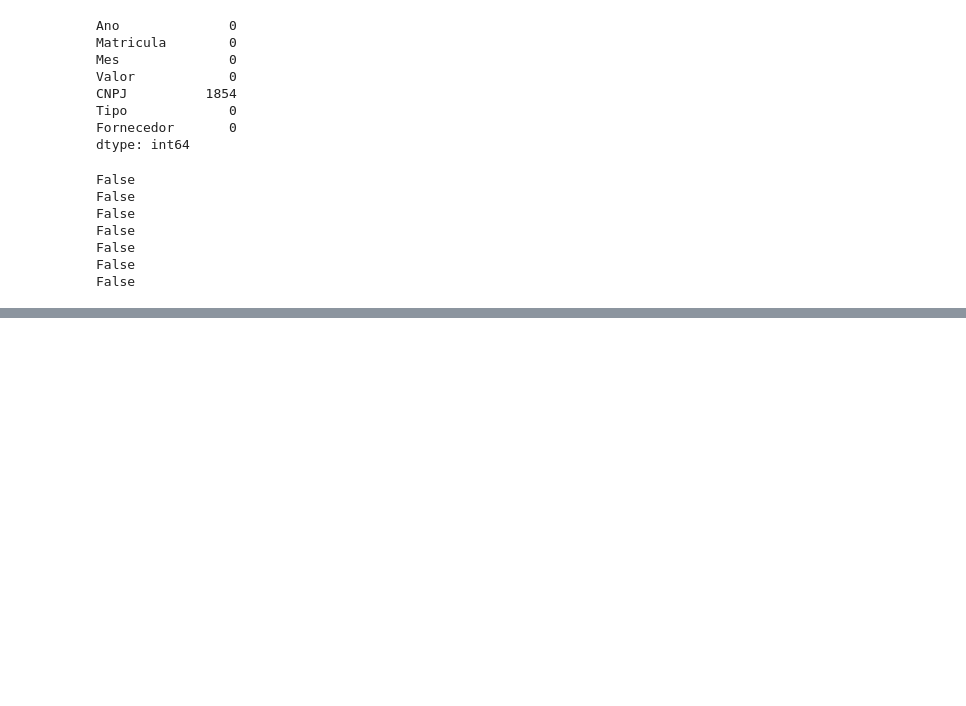
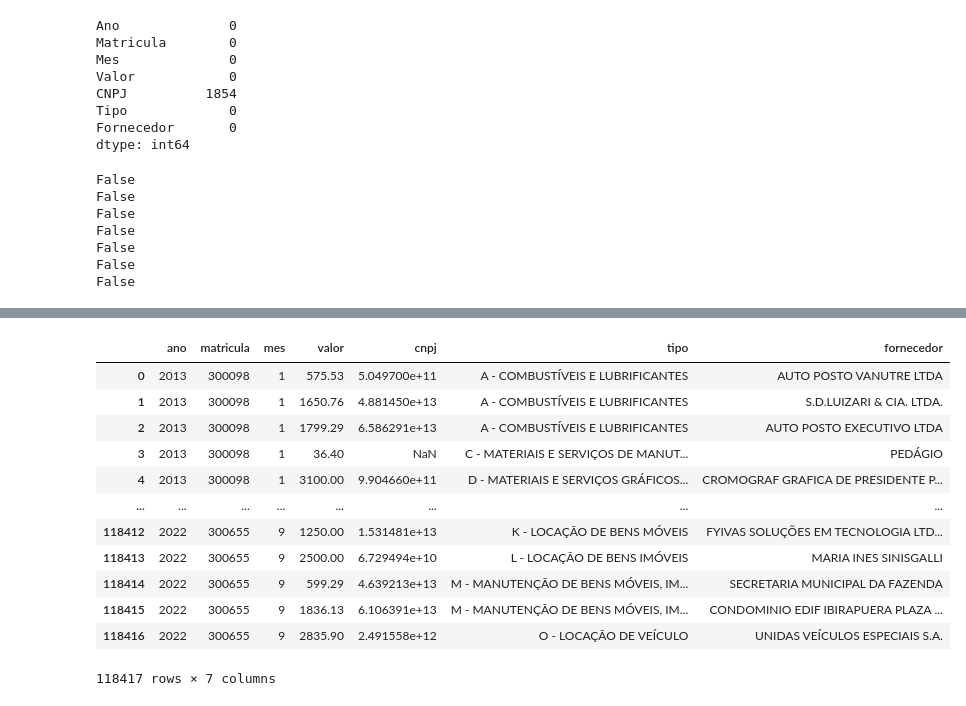
Before and after one commit to giobritos/soul_code_python, a Jupyter notebook: ED7-Exercícios-PT10.ipynb, the cells around one changed output, grey strips where cells are left out. Drawn from its saved outputs; the diff is of its cells as text; code cells hidden in the pictures; blank space fills up the shorter version.

```diff
--- a/ED7-Exercícios-PT10.ipynb
+++ b/ED7-Exercícios-PT10.ipynb
@@ -1778,0 +158,31 @@ sorted(pd.unique(df['Fornecedor']))
+# %%
+# criação do schema de validação dos dados
+
+schema = pa.DataFrameSchema(
+    columns = {
+      'ano':pa.Column(pa.Int),
+      'matricula':pa.Column(pa.Int),
+      'mes':pa.Column(pa.Int),
+      'valor':pa.Column(pa.Float),
+      'cnpj':pa.Column(pa.Float,nullable=True),
+      'tipo':pa.Column(pa.String),
+      'fornecedor':pa.Column(pa.String)
+    }
+)
+# %%
+# validador do DF
+schema.validate(df)
+# %% [output]
+|  | ano | matricula | mes | valor | cnpj | tipo | fornecedor |
+| 0 | 2013 | 300098 | 1 | 575.53 | 5.049700e+11 | A - COMBUSTÍVEIS E LUBRIFICANTES | AUTO POSTO VANUTRE LTDA |
+| 1 | 2013 | 300098 | 1 | 1650.76 | 4.881450e+13 | A - COMBUSTÍVEIS E LUBRIFICANTES | S.D.LUIZARI & CIA. LTDA. |
+| 2 | 2013 | 300098 | 1 | 1799.29 | 6.586291e+13 | A - COMBUSTÍVEIS E LUBRIFICANTES | AUTO POSTO EXECUTIVO LTDA |
+| 3 | 2013 | 300098 | 1 | 36.40 | NaN | C - MATERIAIS E SERVIÇOS DE MANUT... | PEDÁGIO |
+| 4 | 2013 | 300098 | 1 | 3100.00 | 9.904660e+11 | D - MATERIAIS E SERVIÇOS GRÁFICOS... | CROMOGRAF GRAFICA DE PRESIDENTE P... |
+| ... | ... | ... | ... | ... | ... | ... | ... |
+| 118412 | 2022 | 300655 | 9 | 1250.00 | 1.531481e+13 | K - LOCAÇÃO DE BENS MÓVEIS | FYIVAS SOLUÇÕES EM TECNOLOGIA LTD... |
+| 118413 | 2022 | 300655 | 9 | 2500.00 | 6.729494e+10 | L - LOCAÇÃO DE BENS IMÓVEIS | MARIA INES SINISGALLI |
+| 118414 | 2022 | 300655 | 9 | 599.29 | 4.639213e+13 | M - MANUTENÇÃO DE BENS MÓVEIS, IM... | SECRETARIA MUNICIPAL DA FAZENDA |
+| 118415 | 2022 | 300655 | 9 | 1836.13 | 6.106391e+13 | M - MANUTENÇÃO DE BENS MÓVEIS, IM... | CONDOMINIO EDIF IBIRAPUERA PLAZA ... |
+| 118416 | 2022 | 300655 | 9 | 2835.90 | 2.491558e+12 | O - LOCAÇÃO DE VEÍCULO | UNIDAS VEÍCULOS ESPECIAIS S.A. |
+118417 rows × 7 columns
```
Also changed, not shown: parts of 90 cells of this notebook.
